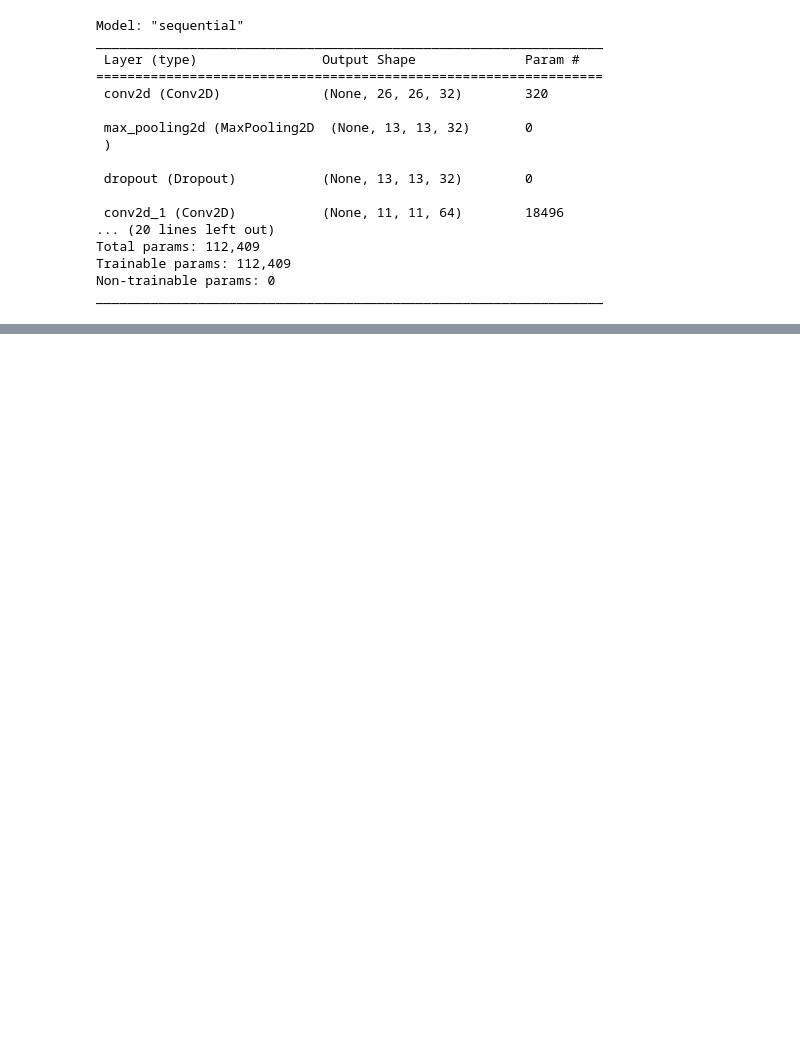
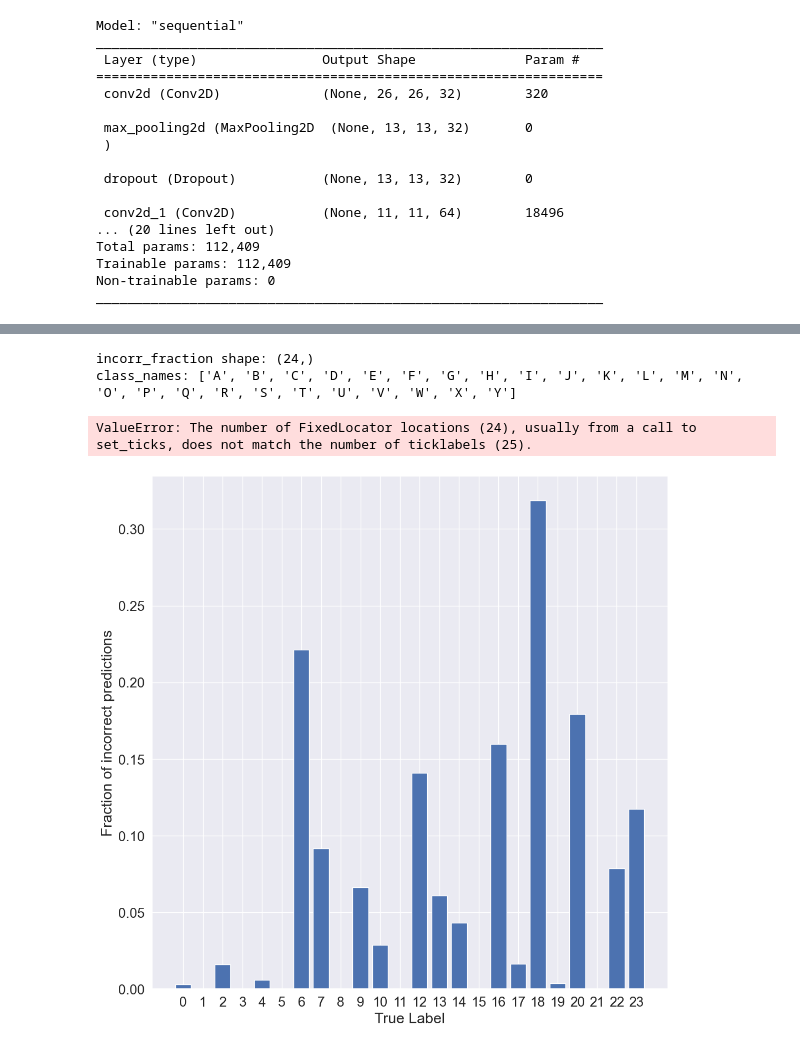
Before and after one commit to souhacks/Sign-Recognition-, a Jupyter notebook: minst sign recognition.ipynb, the cells around one changed output, grey strips where cells are left out. Cells and saved outputs as stored; diff of their text form; code cells hidden in the pictures; blank space fills up the shorter version.

```diff
--- a/minst sign recognition.ipynb
+++ b/minst sign recognition.ipynb
@@ -230,8 +245,17 @@ sns.heatmap(cm, annot=True, linewidths=.5, ax=ax)
 # %%
-#PLot fractional incorrect misclassifications
+# PLot fractional incorrect misclassifications
 incorr_fraction = 1 - np.diag(cm) / np.sum(cm, axis=1)
-fig, ax = plt.subplots(figsize=(12,12))
-plt.bar(np.arange(24), incorr_fraction)
+
+print("incorr_fraction shape:", incorr_fraction.shape)
+print("class_names:", class_names)
+
+fig, ax = plt.subplots(figsize=(12, 12))
+plt.bar(np.arange(len(class_names)-1), incorr_fraction)
 plt.xlabel('True Label')
 plt.ylabel('Fraction of incorrect predictions')
-plt.xticks(np.arange(24), class_names)
+plt.xticks(np.arange(len(class_names)-1), class_names)
+# %% [output]
+incorr_fraction shape: (24,)
+class_names: ['A', 'B', 'C', 'D', 'E', 'F', 'G', 'H', 'I', 'J', 'K', 'L', 'M', 'N', 'O', 'P', 'Q', 'R', 'S', 'T', 'U', 'V', 'W', 'X', 'Y']
+ValueError: The number of FixedLocator locations (24), usually from a call to set_ticks, does not match the number of ticklabels (25).
+[figure, added]
```
Also changed, not shown: parts of 8 cells of this notebook.
